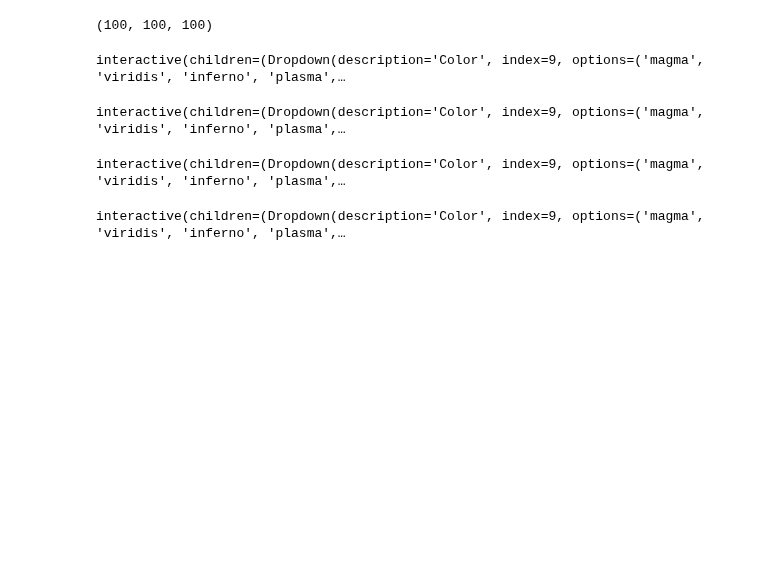
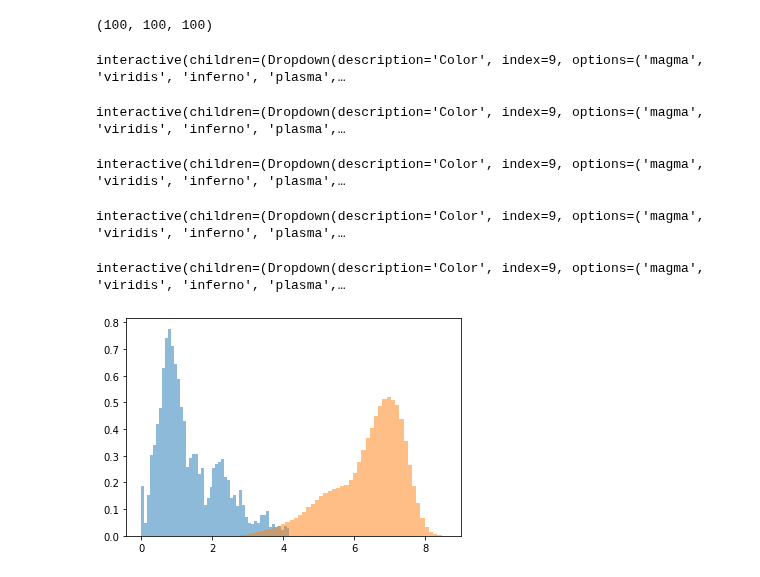
Before and after one commit to michaelrstadler/rpb1, a Jupyter notebook: bin/notebooks/20220429-real-data-siamese-3.ipynb, the cells around one changed output. Cells and saved outputs as stored; diff of their text form; code cells hidden in the pictures; blank space fills up the shorter version.

```diff
--- a/bin/notebooks/20220429-real-data-siamese-3.ipynb
+++ b/bin/notebooks/20220429-real-data-siamese-3.ipynb
@@ -244,0 +266,45 @@ fm.save_pickle(k3, '/Users/michaelstadler/Bioinformatics/Projects/rpb1/PSFs/psf_
+# %%
+im = fm.load_pickle('/Users/michaelstadler/Bioinformatics/Projects/rpb1/data/real_nuclei/set2/zld/zld-real_20220318-zld-mneon-em1-09_4_3.pkl')
+# %%
+kernel = fm.load_pickle('/Users/michaelstadler/Bioinformatics/Projects/rpb1/PSFs/psf_20220502_100nmx50x50_62pxx21x21_zstretch2.0.pkl')
+outfolder = '/Users/michaelstadler/Desktop/temp'
+nreps = 1
+concentration = 30
+hlb_diam_rng = [12,12]
+hlb_nmols_rng = [1,1]
+n_clusters_rng = [60,60]
+cluster_diam_mean_rng = [1,1]
+cluster_diam_var_rng = [0.01,0.01]
+cluster_nmols_mean_rng = [6,6]
+cluster_nmols_var_rng = [1,1]
+noise_sigma_rng = [3.5, 3.5]
+dims_init=(85, 85, 85)
+dims_kernel=(100,50,50)
+dims_final=(250,85,85)
+gfp_intensity = 2.7
+
+#hlb_coords = [hlb_possible_coords[x] for x in np.random.choice(len(hlb_possible_coords), 2)]
+hlb_coords = [(12, 60, 38), (51, 57, 41)]
+sims = []
+nsims=1
+for _ in range(nsims):
+    masks = masks_src[np.random.choice(np.arange(masks_src.shape[0]), nsims)]
+    sim = fm.sim_rpb1(masks, kernel, outfolder, nreps, concentration, hlb_diam_rng,
+        hlb_nmols_rng, n_clusters_rng, cluster_diam_mean_rng,
+        cluster_diam_var_rng, cluster_nmols_mean_rng, cluster_nmols_var_rng,
+        noise_sigma_rng, hlb_coords, dims_init,
+        dims_kernel, dims_final, gfp_intensity, return_sim=True, mask_nuclei=True)
+    sims.append(sim.im)
+
+n = 4
+#fm.viewer([norm(nucs[n]), norm(sim.im)], 5)
+fm.viewer([norm(sim.im), norm(im)], 5)
+# %% [output]
+interactive(children=(Dropdown(description='Color', index=9, options=('magma', 'viridis', 'inferno', 'plasma',…
+# %%
+em_w, files_w = fm.load_pickle('/Users/michaelstadler/Bioinformatics/Projects/rpb1/results/embeddings-zld-wt-early13_mix_real_sim_3_34layer.pkl')
+em_s, files_s = fm.load_pickle('/Users/michaelstadler/Bioinformatics/Projects/rpb1/results/embeddings-zld-matchsims-202200503-realkernel-stretch1.5_tBcKoKLD_mix_real_sim_3_34layer.pkl')
+plt.hist(d_pairwise_all(em_w, em_w), bins=50, alpha=0.5, density=True);
+plt.hist(d_pairwise_all(em_w, em_s), bins=50, alpha=0.5, density=True);
+# %% [output]
+[figure, added]
```
Also changed, not shown: parts of 37 cells of this notebook, 4 other files.
